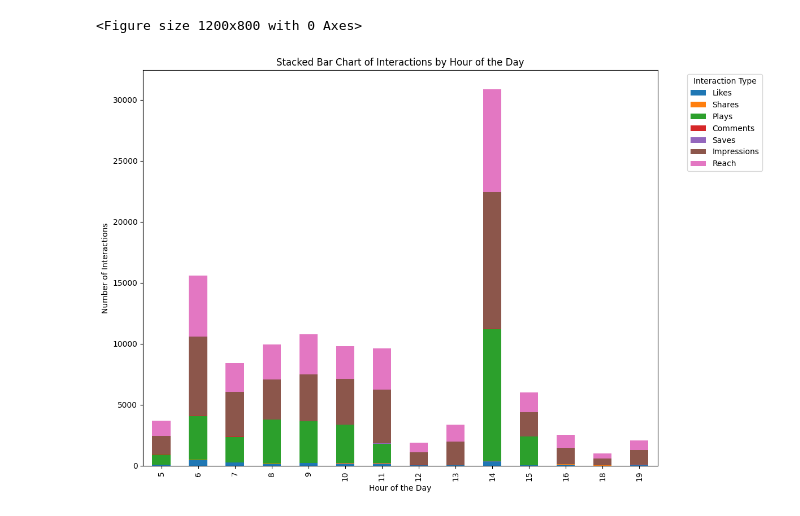
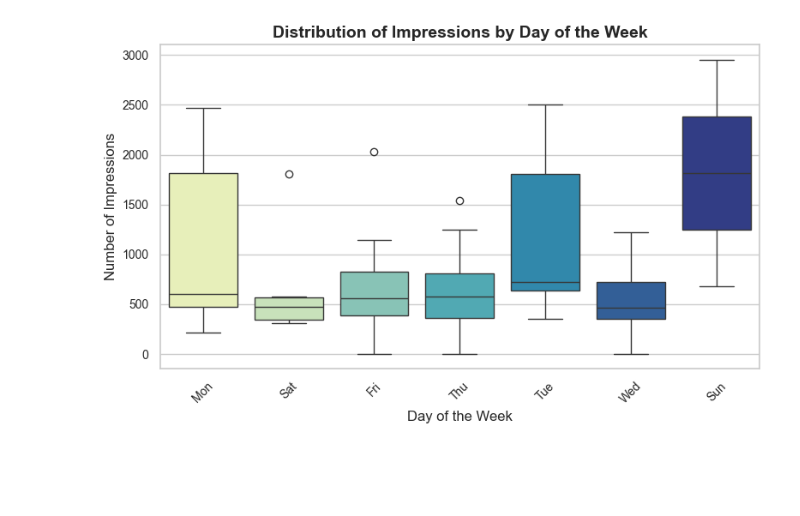
Before and after one commit to 6uan/data-mining, a Jupyter notebook: canine-crew/content.ipynb, the cells around one changed output. Cells and saved outputs as stored; diff of their text form; code cells hidden in the pictures; blank space fills up the shorter version.

```diff
--- a/canine-crew/content.ipynb
+++ b/canine-crew/content.ipynb
@@ -4,0 +18,6 @@ import seaborn as sns
+# %%
+# Combine all quarters into one DataFrame
+combined_df = pd.concat([Q1, Q2, Q3], ignore_index=True)
+combined_df.drop(columns=['Post ID', 'Account ID', 'Account username', 'Account name', 'Description', 'Duration (sec)', 'Data comment', 'Date'], inplace=True)
+
+print(combined_df.head())
@@ -67,21 +77,20 @@ plt.show()
-# %%
-grouped_data = combined_df.groupby('Hour')[interaction_fields].sum()
-
-# Create a stacked bar chart
-plt.figure(figsize=(12, 8))
-
-# Plot stacked bars for each interaction type
-grouped_data.plot(kind='bar', stacked=True, figsize=(12, 8))
-
-# Add titles and labels
-plt.title('Stacked Bar Chart of Interactions by Hour of the Day')
-plt.xlabel('Hour of the Day')
-plt.ylabel('Number of Interactions')
-plt.legend(title='Interaction Type', bbox_to_anchor=(1.05, 1), loc='upper left')
-
-# Show the plot
-plt.tight_layout()
-plt.show()
-# %% [output]
-<Figure size 1200x800 with 0 Axes>
-[figure, removed]
+# %%
+plt.figure(figsize=(8, 5))
+sns.boxplot(x="Day of Week", y="Impressions", data=combined_df, hue="Day of Week", palette="YlGnBu")
+
+# Add title and labels with Matplotlib styling
+plt.title('Distribution of Impressions by Day of the Week', fontsize=14, weight='bold')
+plt.xlabel('Day of the Week', fontsize=12)
+plt.ylabel('Number of Impressions', fontsize=12)
+
+# Adjust the ticks for better readability
+plt.xticks(rotation=45, fontsize=10)
+plt.yticks(fontsize=10)
+
+# Tight layout to prevent overlaps
+plt.tight_layout()
+
+# Show the plot
+plt.show()
+# %% [output]
+[figure, added]
```
Also changed, not shown: parts of 7 cells of this notebook, 2 other files.
